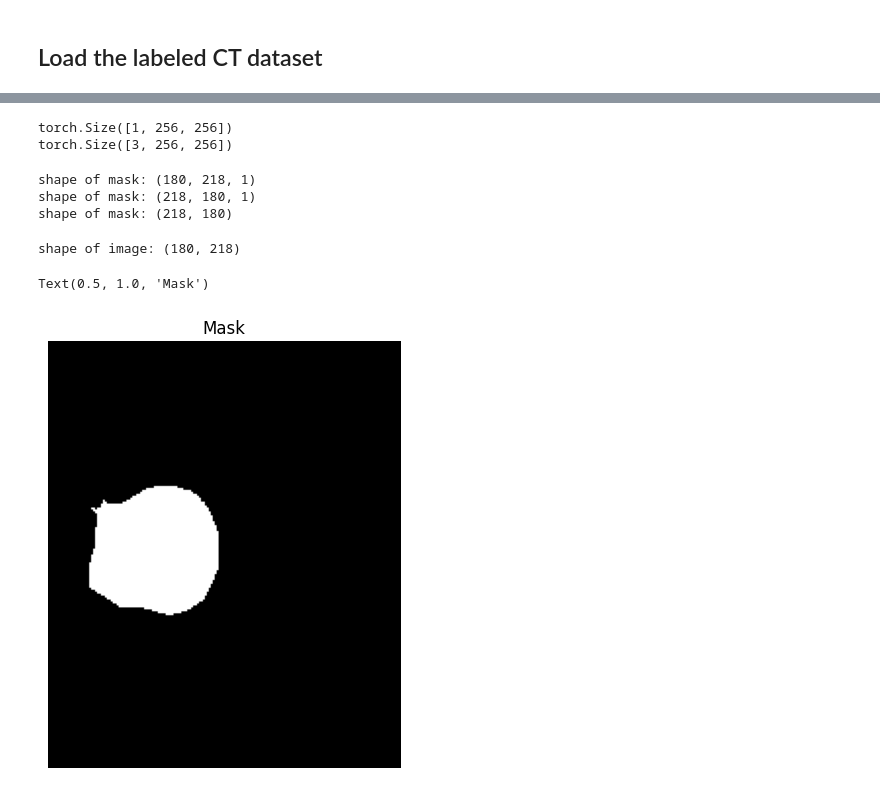
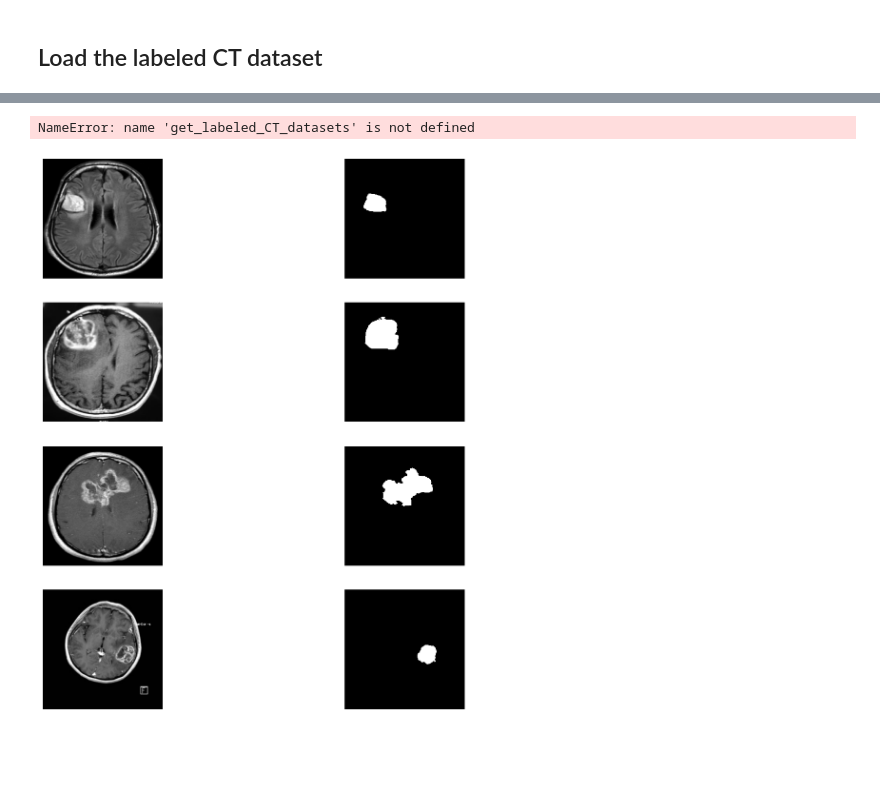
Before and after one commit to judydnguyen/domain-adaptation-segmentation, a Jupyter notebook: test_brain_tumors.ipynb, the cells around one changed output, grey strips where cells are left out. Drawn from its saved outputs; the diff is of its cells as text; code cells hidden in the pictures; blank space fills up the shorter version.

Commit message:
fix bug for training CT data

```diff
--- a/test_brain_tumors.ipynb
+++ b/test_brain_tumors.ipynb
@@ -637,8 +618,6 @@ class TransformWrapper:
         # print shape of image and mask
 
         mask = self.mask_transform(mask).squeeze()
-        print(f"shape of image: {image.shape}")
-        print(f"shape of mask: {mask.shape}")
         return {"image": image, "mask": mask}
 
 
@@ -648,8 +627,18 @@ transform = TransformWrapper()
 dataset = LabeledCTDataset(images_dir="datasets/ct_scans/images", masks_dir="datasets/ct_scans/masks", transform=transform)
 dataloader = DataLoader(dataset, batch_size=16, shuffle=True)
 
+# Split the dataset into training and testing sets
+from torch.utils.data import random_split
+
+train_size = int(0.8 * len(dataset))
+test_size = len(dataset) - train_size
+train_dataset, test_dataset = random_split(dataset, [train_size, test_size])
+
+train_dataloader = DataLoader(train_dataset, batch_size=16, shuffle=True, num_workers=64)
+test_dataloader = DataLoader(test_dataset, batch_size=16, shuffle=False)
+
 # Example usage
-for batch in dataloader:
+for batch in train_dataloader:
     images, masks = batch["image"], batch["mask"]
     print(images.shape, masks.shape)
 # %% [output]
@@ -674,43 +646,23 @@ RuntimeError: stack expects each tensor to be equal size, but got [3, 256, 256]
-# %%
-print(dataset[0]['mask'].shape)
-print(dataset[0]['image'].shape)
-# %% [output]
-torch.Size([1, 256, 256])
-torch.Size([3, 256, 256])
-# %%
-# read a mask and image
-mask_path = "datasets/ct_scans/masks/Y1.nii.gz"
-# mask = sitk.ReadImage(mask_path)
-mask = sitk.ReadImage(mask_path)
-# print shape
-print(f"shape of mask: {mask.GetSize()}")
-mask = sitk.GetArrayFromImage(mask)  # Convert to numpy array
-# transpose the mask
-mask = np.moveaxis(mask, 0, -1)  # Move channel to last axis if necessary
-print(f"shape of mask: {mask.shape}")
-mask = np.squeeze(mask).astype(np.uint8)  # Remove unnecessary dimensions if needed
-
-# print shape
-print(f"shape of mask: {mask.shape}")
-# %% [output]
-shape of mask: (180, 218, 1)
-shape of mask: (218, 180, 1)
-shape of mask: (218, 180)
-# %%
-# read image and print shape
-image_path = "datasets/ct_scans/images/Y1.jpg"
-image = sitk.ReadImage(image_path)
-print(f"shape of image: {image.GetSize()}")
-# %% [output]
-shape of image: (180, 218)
-# %%
-# plot the mask and image
-import matplotlib.pyplot as plt
-plt.figure(figsize=(10, 10))
-plt.subplot(1, 2, 1)
-plt.imshow(sitk.GetArrayFromImage(mask)[0], cmap="gray")
-plt.axis("off")
-plt.title("Mask")
-# %% [output]
-Text(0.5, 1.0, 'Mask')
-[figure, removed]
+# %%
+import os
+import sys
+sys.path.append(os.path.abspath(os.path.join('.')))
+from dataset import get_labeled_CT_datasets
+
+
+train_loader, valid_loader, test_loader = get_labeled_CT_datasets(batch_size=1, num_workers=16)
+# %% [output]
+NameError: name 'get_labeled_CT_datasets' is not defined
+# %%
+# plot the images
+plt.figure(figsize=(15, 15))
+for i in range(4):
+    image, mask = test_dataset[i]["image"], test_dataset[i]["mask"]
+    plt.subplot(4, 2, 2 * i + 1)
+    plt.imshow(image.permute(1, 2, 0))
+    plt.axis("off")
+    plt.subplot(4, 2, 2 * i + 2)
+    plt.imshow(mask, cmap="gray")
+    plt.axis("off")
+# %% [output]
+[figure, added]
```
Also changed, not shown: parts of 3 cells of this notebook, 11 other files.
